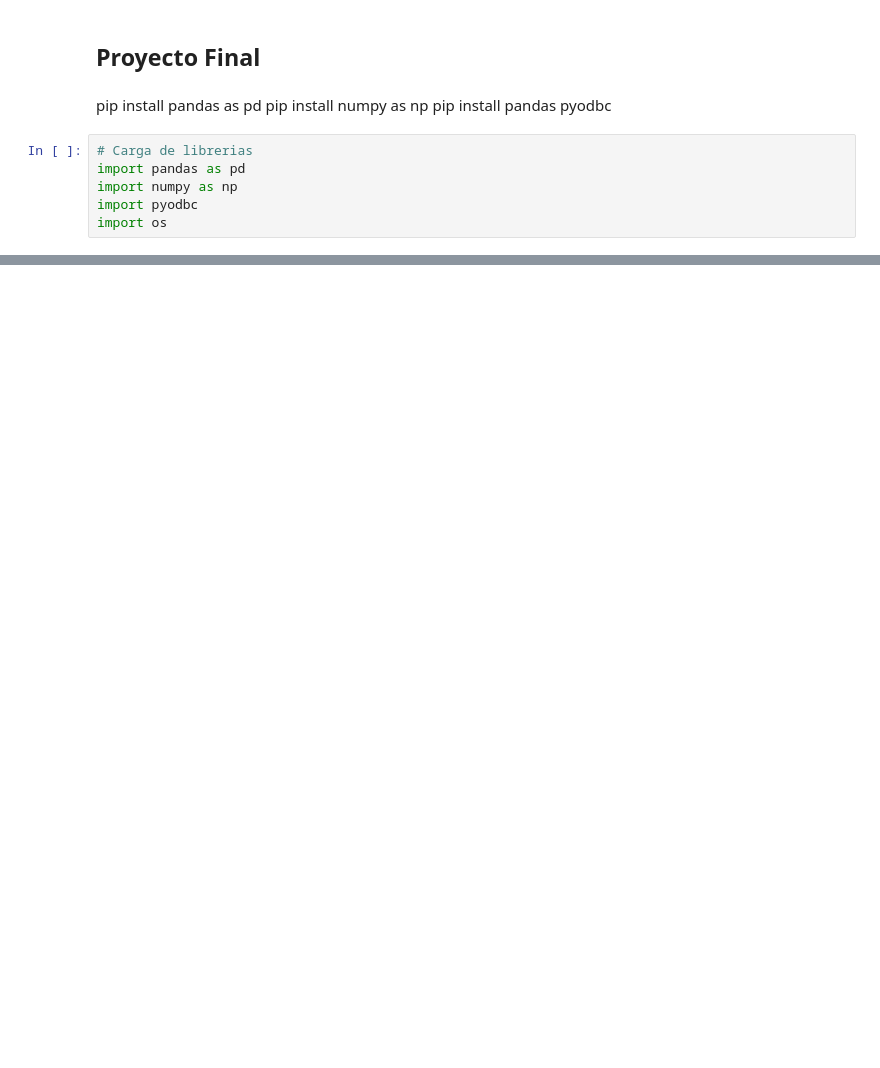
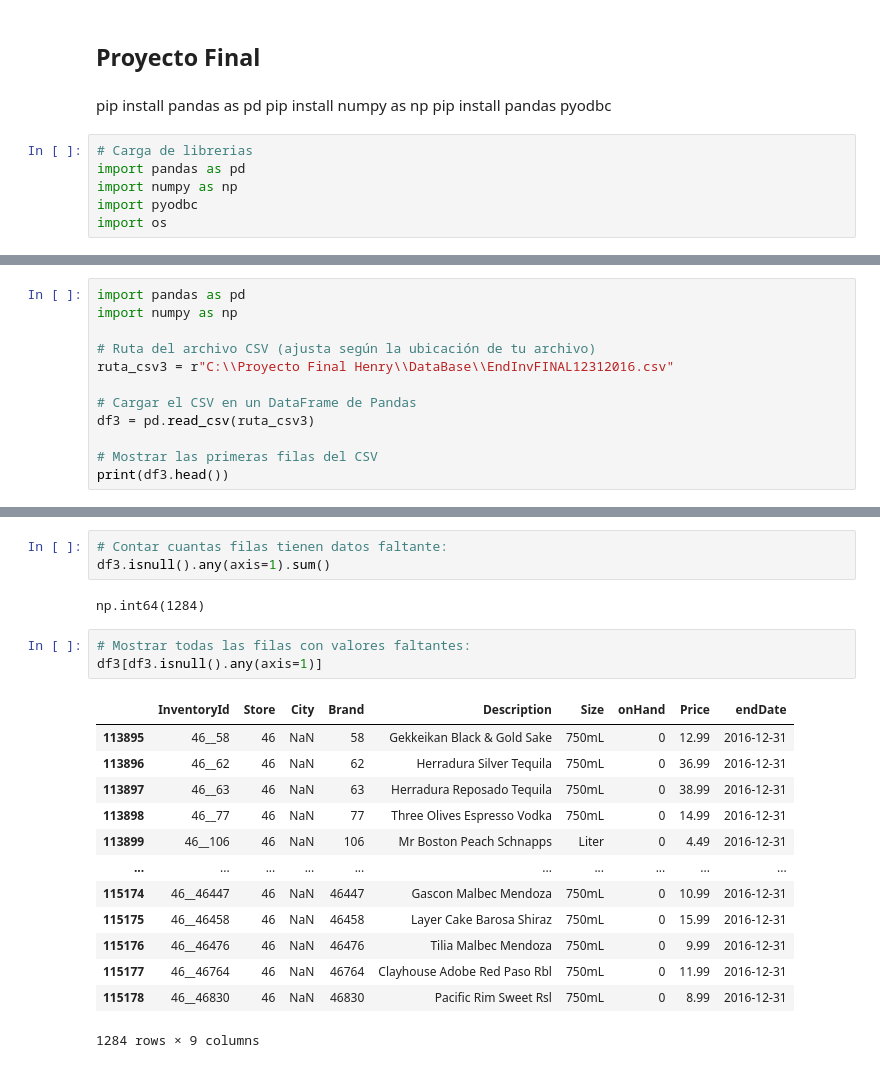
Before and after one commit to F3l1p3B0n1lla/FactibilidadInventariosLicorera, a Jupyter notebook: Proyecto Final Python to SQL Server.ipynb, the cells around one changed output, grey strips where cells are left out. Saved outputs shown, nothing was run; the diff lists cells and outputs as text; blank space fills up the shorter version.

```diff
--- a/Proyecto Final Python to SQL Server.ipynb
+++ b/Proyecto Final Python to SQL Server.ipynb
@@ -74,0 +193,12 @@ Hola mundo!
+# %%
+import pandas as pd
+import numpy as np
+
+# Ruta del archivo CSV (ajusta según la ubicación de tu archivo)
+ruta_csv3 = r"C:\\Proyecto Final Henry\\DataBase\\EndInvFINAL12312016.csv"
+
+# Cargar el CSV en un DataFrame de Pandas
+df3 = pd.read_csv(ruta_csv3)
+
+# Mostrar las primeras filas del CSV
+print(df3.head())
@@ -74,0 +237,22 @@ Hola mundo!
+# %%
+# Contar cuantas filas tienen datos faltante:
+df3.isnull().any(axis=1).sum()
+# %% [output]
+np.int64(1284)
+# %%
+# Mostrar todas las filas con valores faltantes:
+df3[df3.isnull().any(axis=1)]
+# %% [output]
+|  | InventoryId | Store | City | Brand | Description | Size | onHand | Price | endDate |
+| 113895 | 46__58 | 46 | NaN | 58 | Gekkeikan Black & Gold Sake | 750mL | 0 | 12.99 | 2016-12-31 |
+| 113896 | 46__62 | 46 | NaN | 62 | Herradura Silver Tequila | 750mL | 0 | 36.99 | 2016-12-31 |
+| 113897 | 46__63 | 46 | NaN | 63 | Herradura Reposado Tequila | 750mL | 0 | 38.99 | 2016-12-31 |
+| 113898 | 46__77 | 46 | NaN | 77 | Three Olives Espresso Vodka | 750mL | 0 | 14.99 | 2016-12-31 |
+| 113899 | 46__106 | 46 | NaN | 106 | Mr Boston Peach Schnapps | Liter | 0 | 4.49 | 2016-12-31 |
+| ... | ... | ... | ... | ... | ... | ... | ... | ... | ... |
+| 115174 | 46__46447 | 46 | NaN | 46447 | Gascon Malbec Mendoza | 750mL | 0 | 10.99 | 2016-12-31 |
+| 115175 | 46__46458 | 46 | NaN | 46458 | Layer Cake Barosa Shiraz | 750mL | 0 | 15.99 | 2016-12-31 |
+| 115176 | 46__46476 | 46 | NaN | 46476 | Tilia Malbec Mendoza | 750mL | 0 | 9.99 | 2016-12-31 |
+| 115177 | 46__46764 | 46 | NaN | 46764 | Clayhouse Adobe Red Paso Rbl | 750mL | 0 | 11.99 | 2016-12-31 |
+| 115178 | 46__46830 | 46 | NaN | 46830 | Pacific Rim Sweet Rsl | 750mL | 0 | 8.99 | 2016-12-31 |
+1284 rows × 9 columns
```
Also changed, not shown: parts of 44 cells of this notebook.
